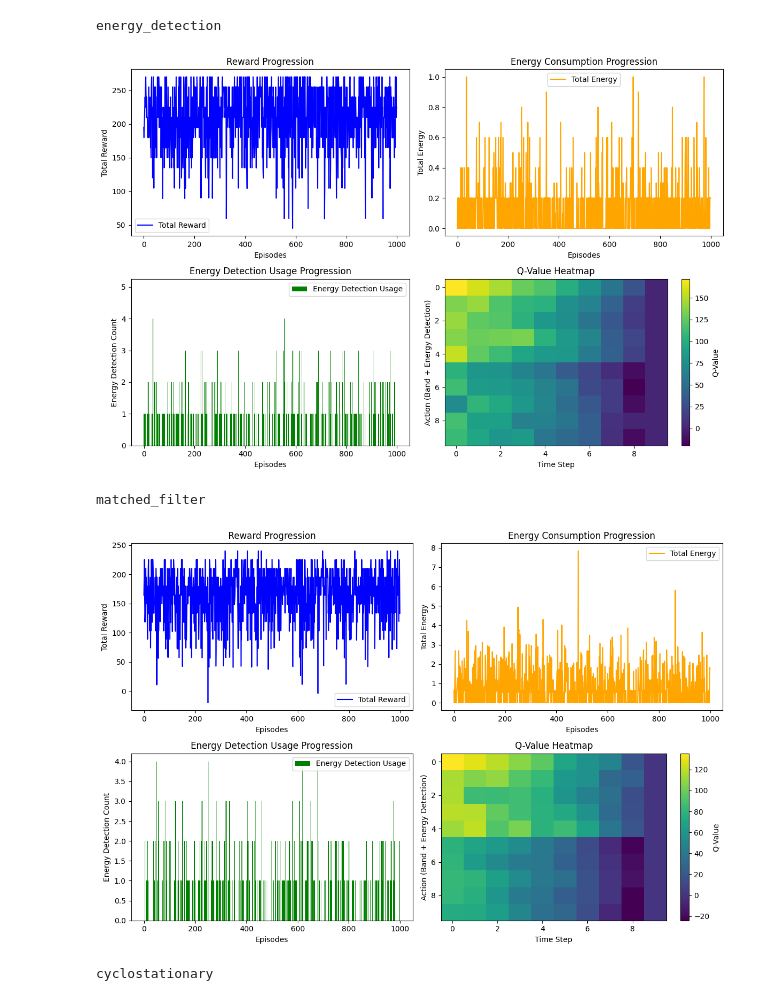
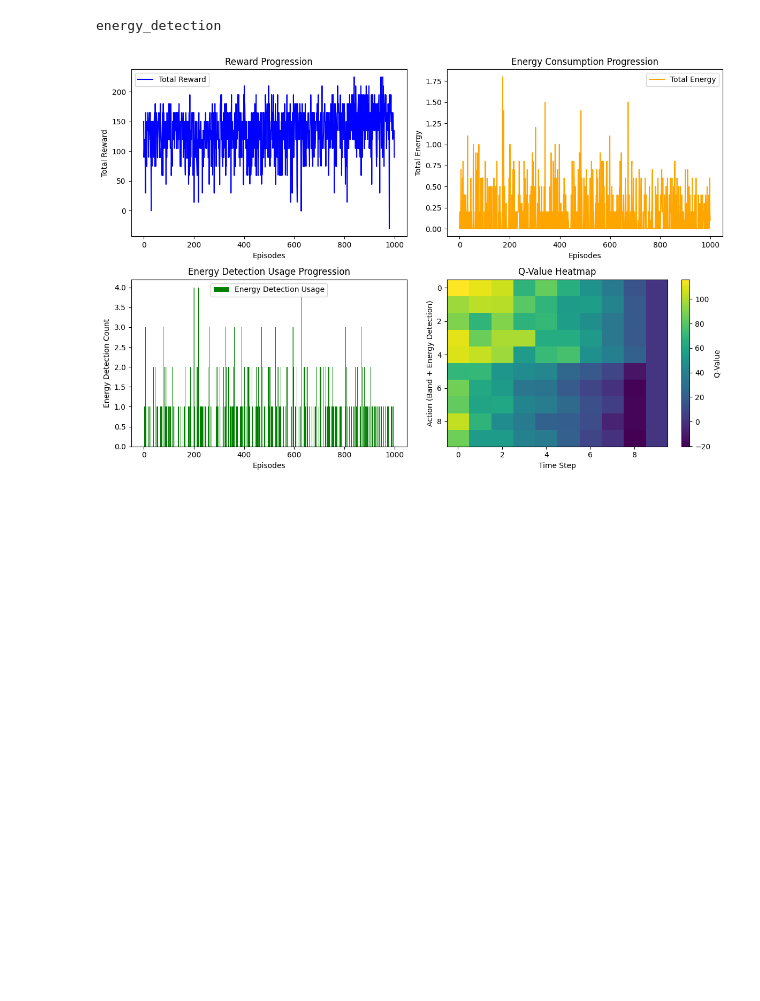
Before and after one commit to ApolloPhantom/EE_Spectrum_Hole_Detection_with_RL, a Jupyter notebook: Notebooks/Final3_1.ipynb, the cells around one changed output. Drawn from its saved outputs; the diff is of its cells as text; code cells hidden in the pictures; blank space fills up the shorter version.

```diff
--- a/Notebooks/Final3_1.ipynb
+++ b/Notebooks/Final3_1.ipynb
@@ -401,35 +350,32 @@ class QLearningAgentWithVisualization(QLearningAgent):
         plt.ylabel("Total Energy")
         plt.title("Energy Consumption Progression")
         plt.legend()
 
         # Plot Energy Detection Usage per Episode
         plt.subplot(2, 2, 3)
         plt.bar(range(episodes), self.energy_detection_usage, label="Energy Detection Usage", color="green")
         plt.xlabel("Episodes")
         plt.ylabel("Energy Detection Count")
         plt.title("Energy Detection Usage Progression")
         plt.legend()
 
         # Visualize Q-Value Evolution (Heatmap)
         plt.subplot(2, 2, 4)
         plt.imshow(self.q_table.T, aspect="auto", cmap="viridis", interpolation="nearest")
         plt.colorbar(label="Q-Value")
         plt.xlabel("Time Step")
         plt.ylabel("Action (Band + Energy Detection)")
         plt.title("Q-Value Heatmap")
 
         plt.tight_layout()
         plt.show()
 
-for i in ["energy_detection", "matched_filter", "cyclostationary"]:
+for i in ["energy_detection"]:
     print(i)
     env = SpectrumEnvironment(num_bands=5, steps=10,detection_method=i)
     agent = QLearningAgentWithVisualization(env, alpha=0.1, gamma=0.9, epsilon=0.2)
     agent.train(episodes=1000)
     agent.visualize_results()
 # %% [output]
 energy_detection
-[figure, old version]
+[figure, new version]
-matched_filter
-[figure, removed]
-cyclostationary
```
Also changed, not shown: parts of 2 cells of this notebook, 1 other file.
